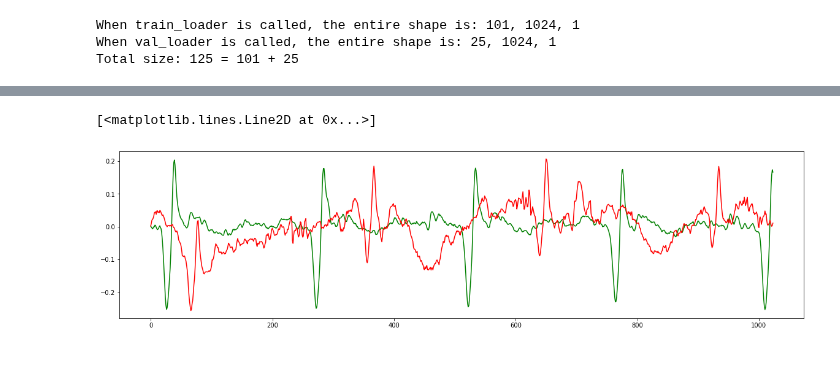
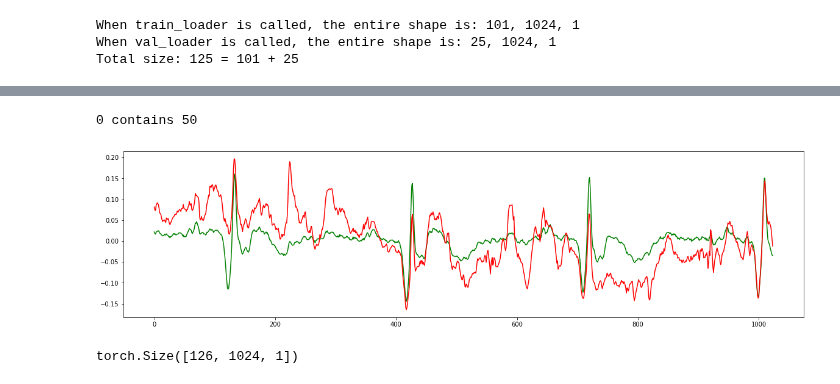
Before and after one commit to enzlaur/pytorch-ml-tuts, a Jupyter notebook: scratch06.ipynb, the cells around one changed output, grey strips where cells are left out. Cells and saved outputs as stored; diff of their text form; code cells hidden in the pictures.

```diff
--- a/scratch06.ipynb
+++ b/scratch06.ipynb
@@ -38,11 +38,11 @@ device(type='cuda')
 # Load numpy version datasets
 # ecg_clean = et.load_ecg_file('all_chunks_fs1024_e24.npy')
 # ecg_noisy = et.load_ecg_file('all_chunks_fs1024_e06.npy')
-ecg_noisy_06, ecg_clean_06 = et.get_ecg_with_split('118e06', samp_freq=1024, norm_type='chunks')
-ecg_noisy_24, ecg_clean_24 = et.get_ecg_with_split('118e24', samp_freq=1024, norm_type='chunks')
+ecg_modded_06, ecg_untouched_06 = et.get_ecg_with_split('118e06', samp_freq=1024, norm_type='chunks')
+ecg_modded_24, ecg_untouched_24 = et.get_ecg_with_split('118e24', samp_freq=1024, norm_type='chunks')
 # Load datasets to CUDA
-ecg_noisy = torch.from_numpy(ecg_noisy_06).double() #.to(device)
-ecg_clean = torch.from_numpy(ecg_clean_06).double() #.to(device)
+ecg_noisy = torch.from_numpy(ecg_modded_06).double() #.to(device)
+ecg_clean = torch.from_numpy(ecg_untouched_06).double() #.to(device)
 
 # Create train and validation datasets
 train_size = int( (ecg_clean.shape[0])*.80 ) # Get 80%
@@ -54,7 +54,8 @@ if total_size < ecg_noisy.shape[0]:
     train_size = train_size + (ecg_noisy.shape[0] - total_size)
 
 # Split datasets into train and validation
-train_dataset, val_dataset = random_split( ecg_noisy, (train_size, val_size) )
+# ==== Use this if splitting the actual data set rather than index only
+# train_dataset, val_dataset = random_split( ecg_noisy, (train_size, val_size) )
 
 # Create a data loader for both datasets
 train_loader = DataLoader( train_dataset, shuffle=True, batch_size=1)
@@ -91,22 +92,27 @@ Shape: torch.Size([1, 1024, 1])
 # %%
-# for i, data in enumerate( traindex_loader ):
-#     print( f'{i} contains {data.cpu().numpy()[0]}' )
-#     if i == 0:
-#         x = data.cpu().numpy()[0]
-#         print( f'{x} and {x}' )
-#         samp_clean = ecg_clean[x].cpu()
-#         samp_noisy = ecg_noisy[x].cpu()
-#         plt.figure( figsize=(20,5) )
-#         plt.plot( samp_clean, c='green' )
-#         plt.plot( samp_noisy, c='red' )
-#         break
-index = 1
-plt.figure( figsize=(20,5) )
-plt.plot( ecg_clean[index].cpu(), c='green' )
-plt.plot( ecg_noisy[index].cpu(), c='red' )
+# Below when ran, will use random indexes for loading the data
+
+for i, data in enumerate( traindex_loader ):
+    print( f'{i} contains {data.cpu().numpy()[0]}' )
+    if i == 0:
+        x = data.cpu().numpy()[0]
+        samp_clean = ecg_noisy_24[x]
+        samp_noisy = ecg_noisy_06[x]
+        plt.figure( figsize=(20,5) )
+        plt.plot( samp_clean, c='green' )
+        plt.plot( samp_noisy, c='red' )
+        break
 # %% [output]
-[<matplotlib.lines.Line2D at 0x...>]
+0 contains 50
-[figure, old version]
+[figure, new version]
+# %%
+# Example of how to create a Pytorch tensor from Numpy (with cuda support)
+ecg_clean_tensor = torch.from_numpy(ecg_noisy_24).cuda()
+ecg_noisy_tensor = torch.from_numpy(ecg_noisy_06).cuda()
+# When printed, device will be set to cuda
+print( ecg_clean_tensor.shape )
+# %% [output]
+torch.Size([126, 1024, 1])
 # %%
 kernel_size = 16
 padding_size= int( kernel_size/2 ) # If odd, add -1
```
Also changed, not shown: parts of 9 cells of this notebook.
